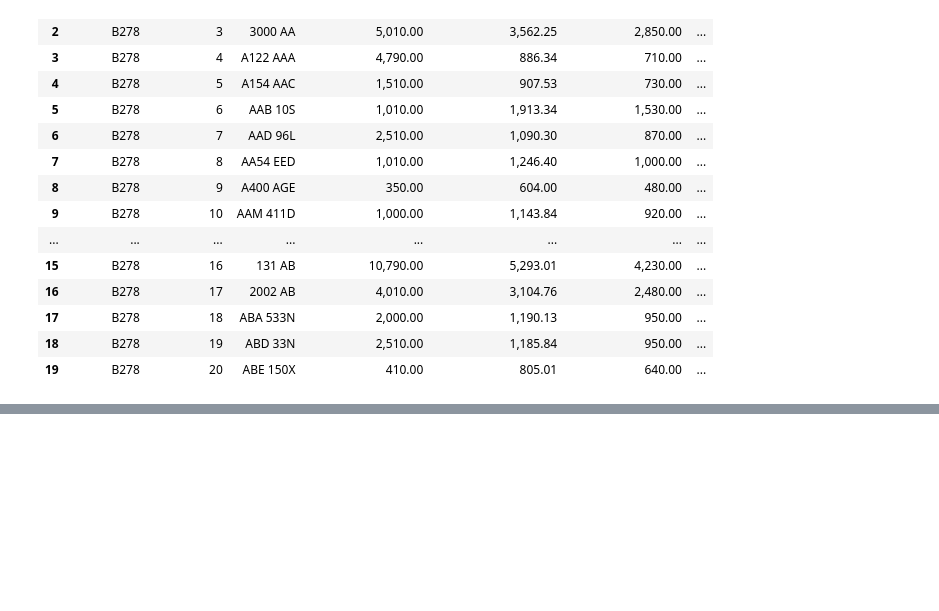
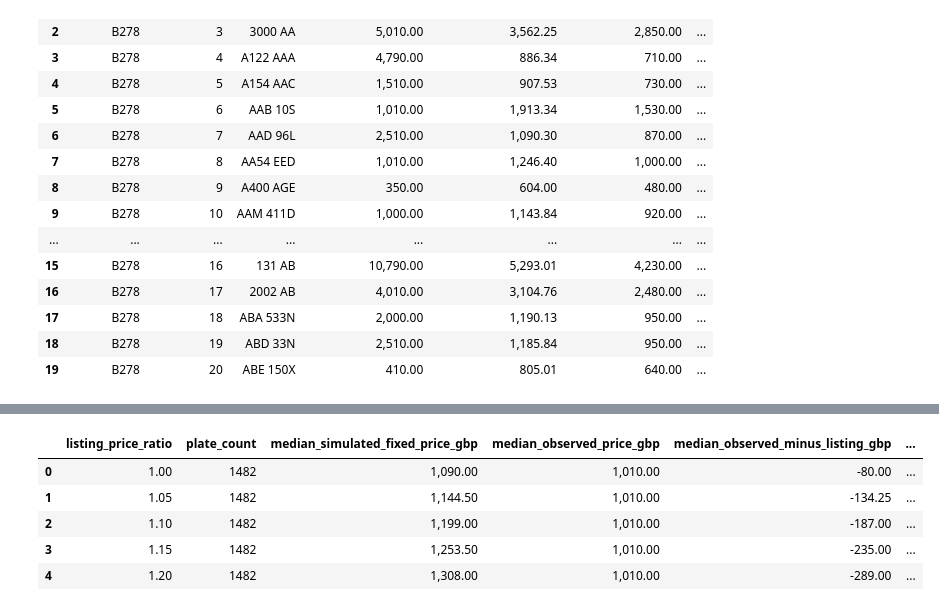
Before and after one commit to ozzy2438/Plate-Value-Intelligence, a Jupyter notebook: 07_pricing_and_auction_strategy_simulation.ipynb, the cells around one changed output, grey strips where cells are left out. Saved outputs shown, nothing was run; the diff lists cells and outputs as text; code cells hidden in the pictures; blank space fills up the shorter version.

```diff
--- a/07_pricing_and_auction_strategy_simulation.ipynb
+++ b/07_pricing_and_auction_strategy_simulation.ipynb
@@ -854,0 +980,70 @@ pricing_strategy_decisions.head(20)
+# %%
+fixed_price_scenarios = []
+
+fixed_price_data = strategy_data.loc[
+    strategy_data[
+        "recommended_sales_path"
+    ].eq("Fixed Price")
+].copy()
+
+for listing_ratio in [
+    1.00,
+    1.05,
+    1.10,
+    1.15,
+    1.20,
+]:
+    simulated_fixed_price = (
+        fixed_price_data[
+            "valuation_central_gbp"
+        ]
+        * listing_ratio
+    )
+
+    observed_at_or_above_listing = (
+        fixed_price_data[
+            "hammer_price_gbp"
+        ]
+        >= simulated_fixed_price
+    )
+
+    fixed_price_scenarios.append(
+        {
+            "listing_price_ratio": listing_ratio,
+            "plate_count": len(fixed_price_data),
+            "median_simulated_fixed_price_gbp": (
+                simulated_fixed_price.median()
+            ),
+            "median_observed_price_gbp": (
+                fixed_price_data[
+                    "hammer_price_gbp"
+                ].median()
+            ),
+            "median_observed_minus_listing_gbp": (
+                (
+                    fixed_price_data[
+                        "hammer_price_gbp"
+                    ]
+                    - simulated_fixed_price
+                )
+                .median()
+            ),
+            "observed_at_or_above_listing_rate_pct": (
+                observed_at_or_above_listing.mean()
+                * 100
+            ),
+        }
+    )
+
+fixed_price_sensitivity_summary = pd.DataFrame(
+    fixed_price_scenarios
+)
+
+fixed_price_sensitivity_summary
+# %% [output]
+|  | listing_price_ratio | plate_count | median_simulated_fixed_price_gbp | median_observed_price_gbp | median_observed_minus_listing_gbp | ... |
+| 0 | 1.00 | 1482 | 1,090.00 | 1,010.00 | -80.00 | ... |
+| 1 | 1.05 | 1482 | 1,144.50 | 1,010.00 | -134.25 | ... |
+| 2 | 1.10 | 1482 | 1,199.00 | 1,010.00 | -187.00 | ... |
+| 3 | 1.15 | 1482 | 1,253.50 | 1,010.00 | -235.00 | ... |
+| 4 | 1.20 | 1482 | 1,308.00 | 1,010.00 | -289.00 | ... |
```
Also changed, not shown: parts of 9 cells of this notebook, 12 other files.
